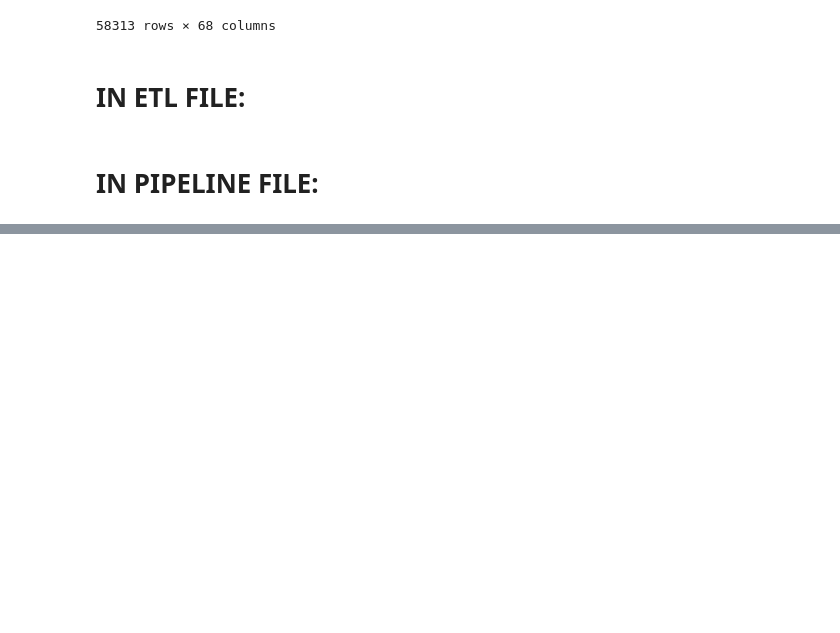
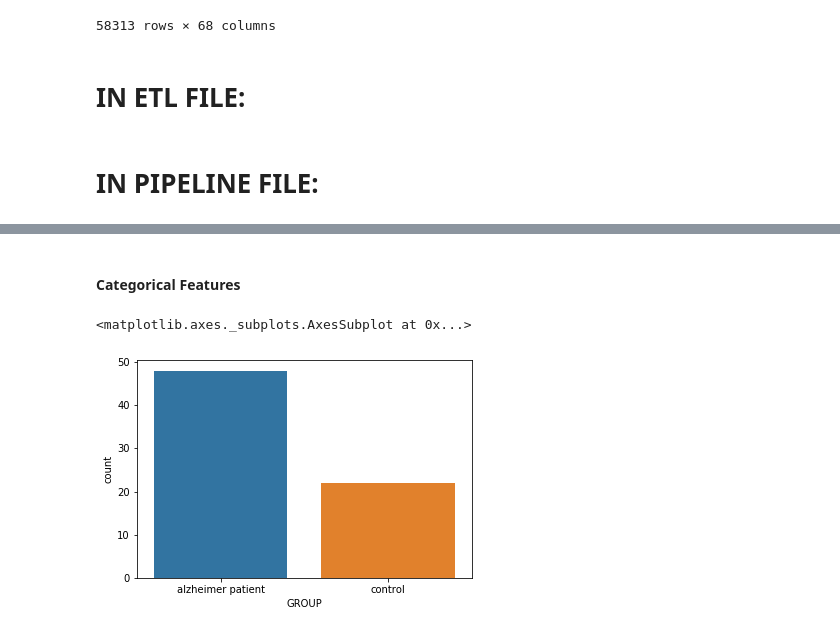
Before and after one commit to justjk139/alzheimers_gene_analysis, a Jupyter notebook: notebooks/dev_testing.ipynb, the cells around one changed output, grey strips where cells are left out. Drawn from its saved outputs; the diff is of its cells as text; code cells hidden in the pictures; blank space fills up the shorter version.

Commit message:
More EDA and references idx changes

```diff
--- a/notebooks/dev_testing.ipynb
+++ b/notebooks/dev_testing.ipynb
@@ -510,0 +518,2 @@ def kallisto(pass_cut_data):
+# %%
+patients = pd.read_csv("../references/SraRunTable.txt")
@@ -510,0 +554,6 @@ def kallisto(pass_cut_data):
+# %%
+# Drop columns that have all the same value:
+patients = patients.drop(['AvgSpotLen','Assay Type','BioProject','BioSample','Center Name','Consent','DATASTORE filetype',
+              'DATASTORE provider','DATASTORE region','GEO_Accession (exp)','Instrument','LibraryLayout',
+               'LibrarySource','LibraryLayout','Organism','Platform','ReleaseDate','source_name'],axis=1)
+patients
@@ -510,0 +579,11 @@ def kallisto(pass_cut_data):
+# %% [markdown]
+#### Categorical Features
+# %%
+cat_features = ['Experiment', 'gender', 'GROUP', 'SRA Study']
+for colname in cat_features:
+    patients[colname] = patients[colname].astype('category')
+# %%
+sns.countplot(x='GROUP', data=patients)
+# %% [output]
+<matplotlib.axes._subplots.AxesSubplot at 0x...>
+[figure, added]
```
Also changed, not shown: parts of 30 cells of this notebook, 2 other files.
